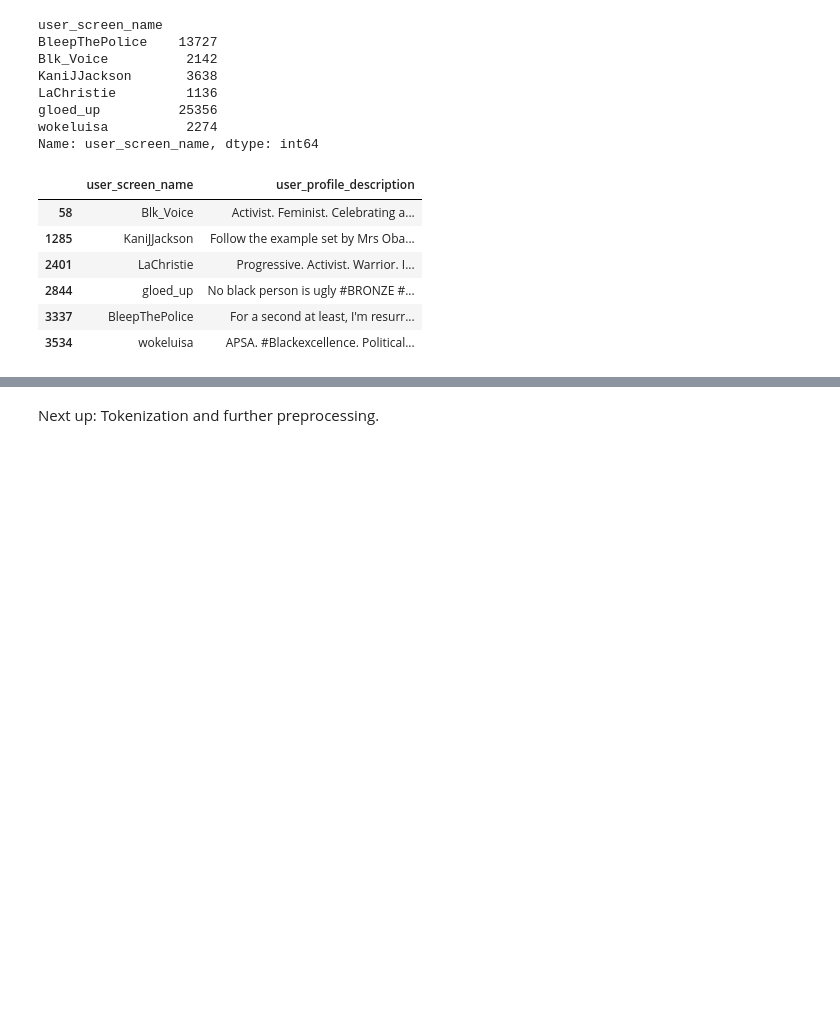
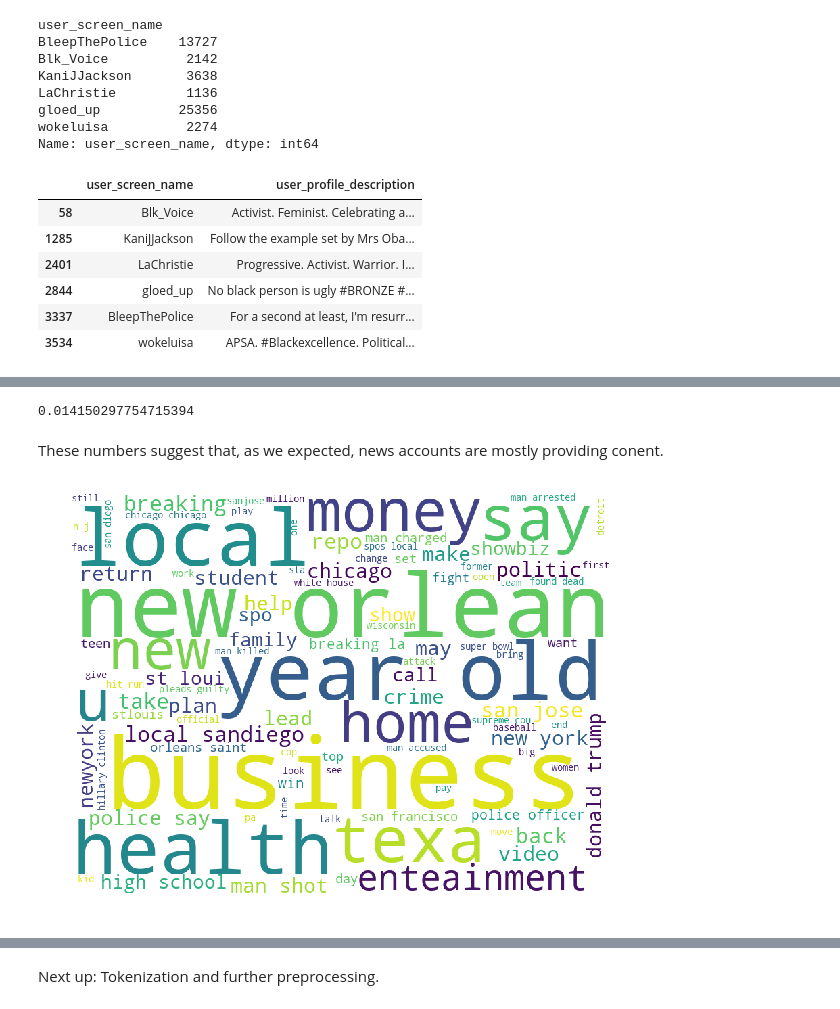
Before and after one commit to jrdmose/BGSE_Text_Mining, a Jupyter notebook: scripts/users_in_depth.ipynb, the cells around one changed output, grey strips where cells are left out. Cells and saved outputs as stored; diff of their text form; code cells hidden in the pictures; blank space fills up the shorter version.

```diff
--- a/scripts/users_in_depth.ipynb
+++ b/scripts/users_in_depth.ipynb
@@ -554,0 +559,11 @@ user_data[user_data.user_screen_name.isin(left_names)][["user_screen_name","user
+# %%
+retweet_username[retweet_username.index.isin(news_accounts)].mean()
+# %% [output]
+0.014150297754715394
+# %% [markdown]
+These numbers suggest that, as we expected, news accounts are mostly providing conent.
+# %%
+tweets_news = tweets[tweets.user_screen_name.isin(news_accounts)]["tweet_text"]
+tokenize_and_wordcloud(tweets_news)
+# %% [output]
+[figure, added]
```
Also changed, not shown: parts of 23 cells of this notebook.
